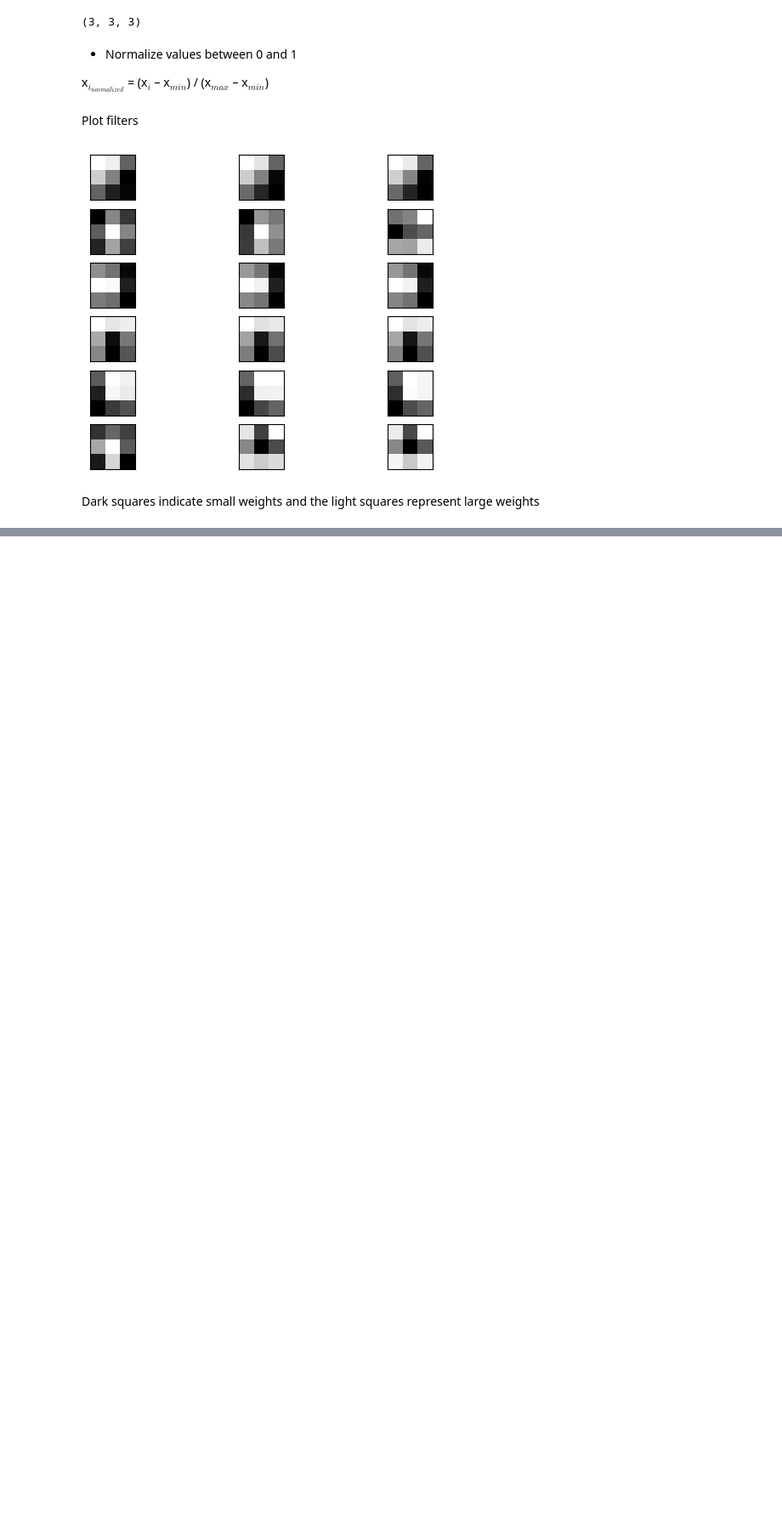
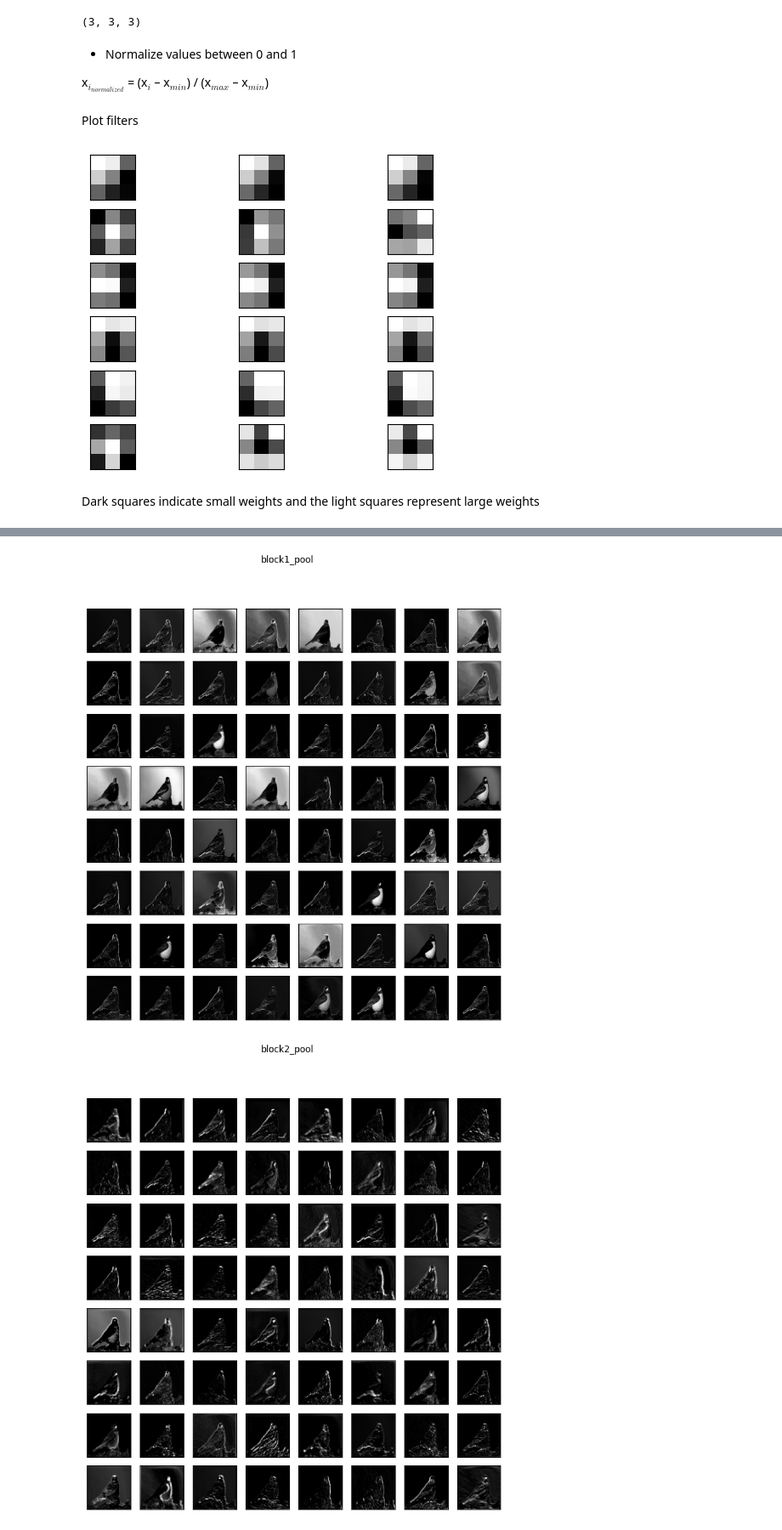
Before and after one commit to bhavyaKumawat/computer-vision, a Jupyter notebook: VisualizeFilters&FeatureMaps.ipynb, the cells around one changed output, grey strips where cells are left out. Shown at 85% size. Cells and saved outputs as stored; diff of their text form; code cells hidden in the pictures; blank space fills up the shorter version.

```diff
--- a/VisualizeFilters&FeatureMaps.ipynb
+++ b/VisualizeFilters&FeatureMaps.ipynb
@@ -105,0 +185,4 @@ Dark squares indicate small weights and the light squares represent large weight
+# %%
+outputs = [layer.output for layer in model.layers if "pool" in layer.name]
+feature_map_model = Model(inputs=model.inputs, outputs=outputs)
+feature_maps = feature_map_model.predict(img)
@@ -105,0 +191,16 @@ Dark squares indicate small weights and the light squares represent large weight
+# %%
+for output, fmap in zip(outputs, feature_maps):
+  ix = 0
+  plt.figure(figsize=(10,10))
+  plt.suptitle(output.name.split("/")[0])
+  for _ in range(8):
+    for _ in range(8):
+      plt.subplot(8, 8, ix+1)
+      plt.xticks([])
+      plt.yticks([])
+      plt.imshow(fmap[0, :, :, ix], cmap='gray')
+      ix+=1
+  plt.show()
+# %% [output]
+[figure, added]
+[figure, added]
```
Also changed, not shown: parts of 18 cells of this notebook.
